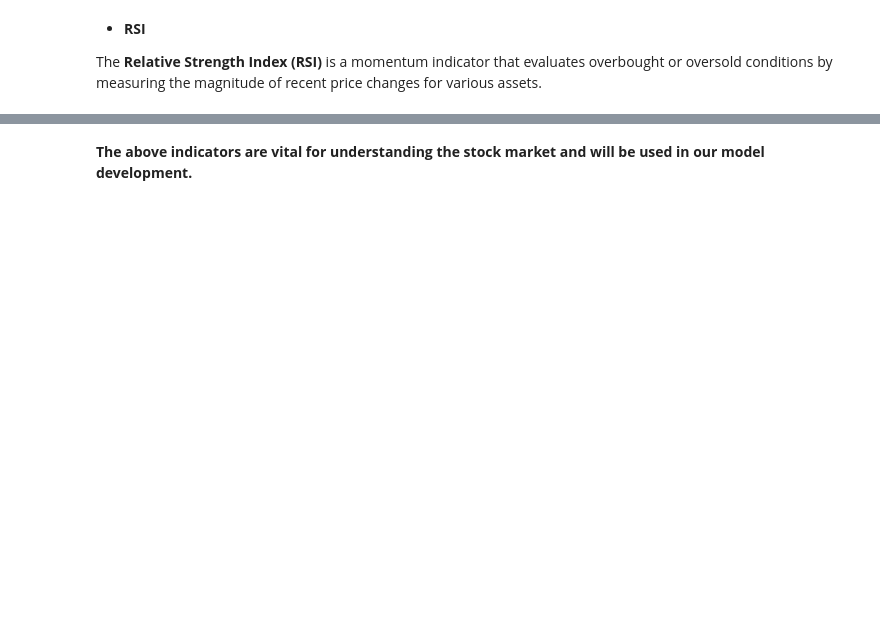
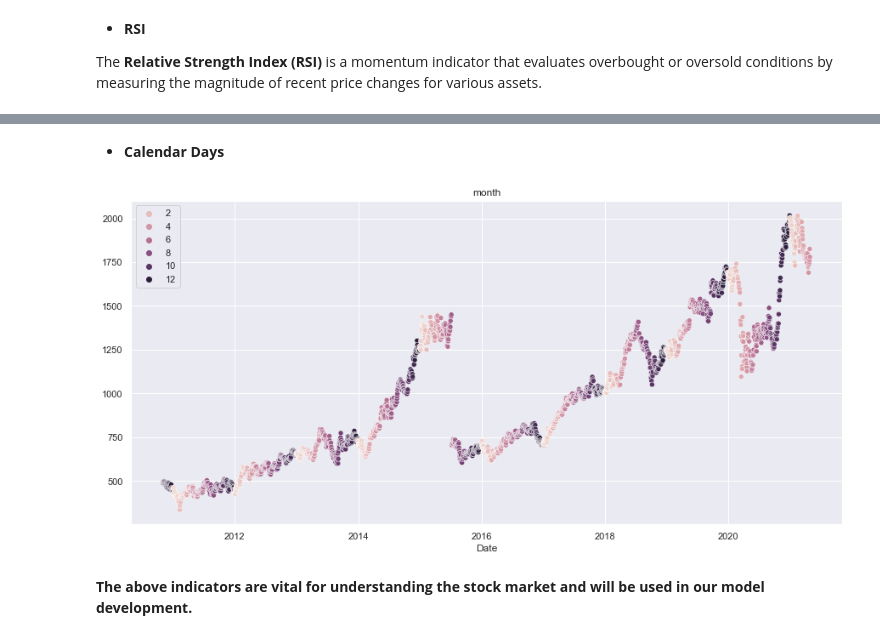
Before and after one commit to AsutoshDalei/stock-work, a Jupyter notebook: Stock Indicators.ipynb, the cells around one changed output, grey strips where cells are left out. Cells and saved outputs as stored; diff of their text form; code cells hidden in the pictures; blank space fills up the shorter version.

Commit message:
Added Calendar Days Feature

```diff
--- a/Stock Indicators.ipynb
+++ b/Stock Indicators.ipynb
@@ -286,2 +286,20 @@ _= plot_rsi(data,standalone=False)
+# %% [markdown]
+- **Calendar Days**
+# %%
+def calendar(data,feature = 'year'):
+    cal = {'day':[],'month':[],'year':[]}
+    for dti in data.index:
+        cal['day'].append(int(dti.strftime('%d')))
+        cal['month'].append(int(dti.strftime('%m')))
+        cal['year'].append(int(dti.strftime('%Y')))
+    plt.figure(figsize=(15,7))
+    plt.title(feature)
+    sns.scatterplot(data = data, x= data.index,y=data.values,hue = cal[feature])
+    plt.plot()
+    return cal
+
+_ = calendar(data,feature = 'month')
+# %% [output]
+[figure, added]
 # %% [markdown]
 **The above indicators are vital for understanding the stock market and will be used in our model development.**
```
Also changed, not shown: parts of 9 cells of this notebook.
